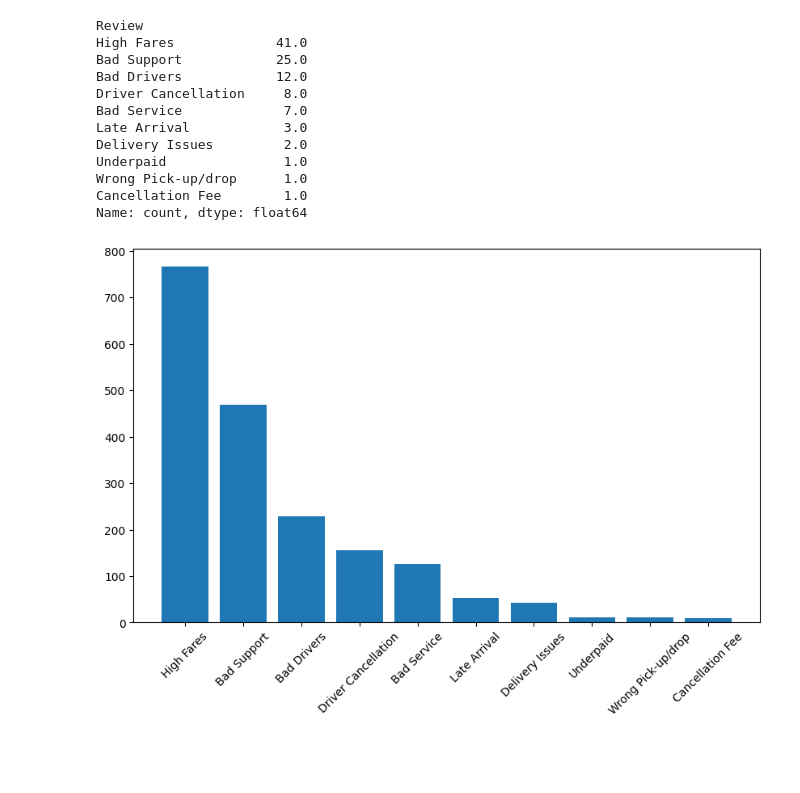
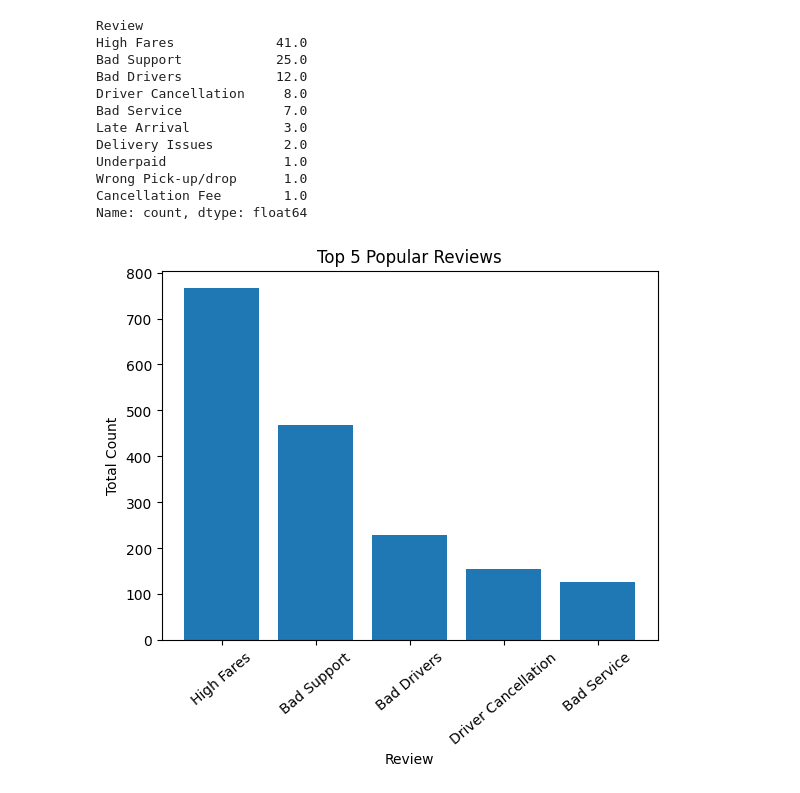
Before and after one commit to Tsegalion/Uber-Review-Python-Analysis, a Jupyter notebook: Transformation and Analysis.ipynb, the cells around one changed output. Cells and saved outputs as stored; diff of their text form; code cells hidden in the pictures; blank space fills up the shorter version.

```diff
--- a/Transformation and Analysis.ipynb
+++ b/Transformation and Analysis.ipynb
@@ -182,13 +182,16 @@ Wrong Pick-up/drop      1.0
 Cancellation Fee        1.0
 Name: count, dtype: float64
 # %%
-x = df['Review'].value_counts().index
-y = df['Review'].value_counts().values
-
-plt.figure(figsize=(10, 6))  # Adjust the figure size as needed
-plt.xticks(rotation=45)  # Rotate the x-axis labels by 45 degrees
+x = df['Review'].value_counts().nlargest(5).index
+y = df['Review'].value_counts().nlargest(5).values
 
 plt.bar(x, y)
+
+plt.title('Top 5 Popular Reviews')
+plt.xlabel('Review')
+plt.ylabel('Total Count')
+
+plt.xticks(rotation=40)  # Rotate the x-axis labels by 45 degrees
 plt.show()
 # %% [output]
-[figure, old version]
+[figure, new version]
```
